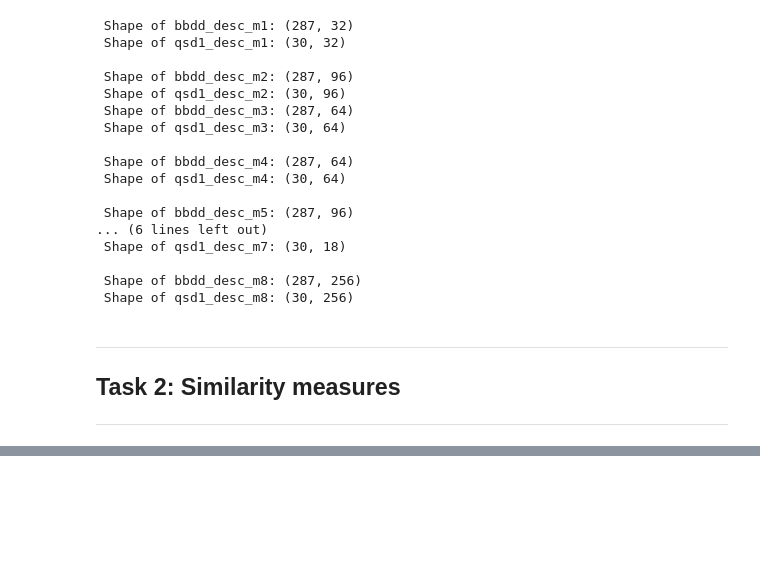
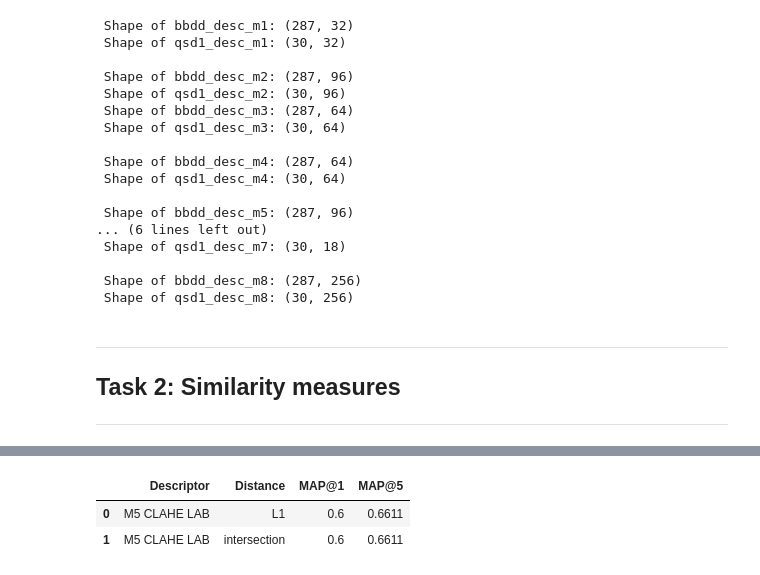
Before and after one commit to MCV-2026-C1-Project/Team-2, a Jupyter notebook: C1_week1.ipynb, the cells around one changed output, grey strips where cells are left out. Cells and saved outputs as stored; diff of their text form; code cells hidden in the pictures; blank space fills up the shorter version.

```diff
--- a/C1_week1.ipynb
+++ b/C1_week1.ipynb
@@ -404,0 +366,95 @@ Sample GT entries: [[120], [170], [277]]
+# %%
+import pandas as pd
+from IPython.display import display
+
+gt_path = os.path.join(qsd1_path, "gt_corresps.pkl") #ground truth correspondences
+
+with open(gt_path, "rb") as f:
+    gt_corresps = pickle.load(f)
+
+# Descriptor-specific EMD bin counts: one histogram is split for each channel.
+descriptor_sets = {
+    "M1 Grayscale": (bbdd_desc_m1, qsd1_desc_m1, 32),
+    "M2 HSV": (bbdd_desc_m2, qsd1_desc_m2, 32),
+    "M3 LAB chroma": (bbdd_desc_m3, qsd1_desc_m3, 32),
+    "M4 HSV chroma": (bbdd_desc_m4, qsd1_desc_m4, 32),
+    "M5 CLAHE LAB": (bbdd_desc_m5, qsd1_desc_m5, 32),
+    "M6 Weighted hue": (bbdd_desc_m6, qsd1_desc_m6, 36),
+    "M7 Gradient orientation": (bbdd_desc_m7, qsd1_desc_m7, 18),
+    "M8 LBP": (bbdd_desc_m8, qsd1_desc_m8, 256),
+}
+
+# Verify that each query, descriptor array, and ground-truth entry lines up.
+num_queries = len(gt_corresps)
+assert num_queries == len(qsd1_files), (
+    f"GT has {num_queries} entries but QSD1 has {len(qsd1_files)} images."
+)
+assert len(bbdd_ids) == len(bbdd_files), "BBDD IDs do not match the database files."
+
+actual_ids = [[int(item) for item in query_gt] for query_gt in gt_corresps]
+summary_rows = []
+per_query_rows = []
+experiment_predictions = {}
+
+for descriptor_name, (database_descriptors, query_descriptors, emd_bins) in descriptor_sets.items():
+    assert len(database_descriptors) == len(bbdd_ids)
+    assert len(query_descriptors) == num_queries
+
+    for measure_name, measure in MEASURES.items():
+        predictions = []
+
+        for query_index, query_descriptor in enumerate(query_descriptors):
+            if measure_name == "emd":
+                distances = measure(query_descriptor, database_descriptors, bins=emd_bins)
+            else:
+                distances = measure(query_descriptor, database_descriptors)
+
+            top_indices = np.argsort(distances)[:5]
+            top5_ids = [int(image_id) for image_id in bbdd_ids[top_indices]]
+            predictions.append(top5_ids)
+
+            query_gt = actual_ids[query_index]
+            per_query_rows.append({
+                "Descriptor": descriptor_name,
+                "Distance": measure_name,
+                "Query": qsd1_files[query_index],
+                "GT IDs": query_gt,
+                "Top 1 ID": top5_ids[0],
+                "Top 5 IDs": top5_ids,
+                "AP@1": kdd_apk(query_gt, top5_ids[:1], k=1),
+                "AP@5": kdd_apk(query_gt, top5_ids, k=5),
+            })
+
+        experiment_predictions[(descriptor_name, measure_name)] = predictions
+        summary_rows.append({
+            "Descriptor": descriptor_name,
+            "Distance": measure_name,
+            "Method": f"{descriptor_name} + {measure_name}",
+            "MAP@1": kdd_mapk(actual_ids, [items[:1] for items in predictions], k=1),
+            "MAP@5": kdd_mapk(actual_ids, predictions, k=5),
+        })
+
+leaderboard = (
+    pd.DataFrame(summary_rows)
+    .sort_values(["MAP@5", "MAP@1"], ascending=False)
+    .reset_index(drop=True)
+)
+leaderboard.insert(0, "Rank", np.arange(1, len(leaderboard) + 1))
+per_query_results = pd.DataFrame(per_query_rows)
+best_two_methods = leaderboard.head(2).copy()
+best_two_map_table = best_two_methods[["Descriptor", "Distance", "MAP@1", "MAP@5"]].copy()
+best_two_method_names = set(best_two_methods["Method"])
+best_two_query_results = per_query_results[
+    (per_query_results["Descriptor"] + " + " + per_query_results["Distance"]).isin(best_two_method_names)
+].copy()
+
+assert len(leaderboard) == len(descriptor_sets) * len(MEASURES)
+assert len(per_query_results) == num_queries * len(descriptor_sets) * len(MEASURES)
+assert leaderboard[["MAP@1", "MAP@5"]].ge(0).all().all()
+assert leaderboard[["MAP@1", "MAP@5"]].le(1).all().all()
+
+print(f"Evaluated {len(leaderboard)} methods over {num_queries} queries.")
+
+print("Best two methods:")
+display(best_two_map_table.round({"MAP@1": 4, "MAP@5": 4}))
+# %% [output]
@@ -404,0 +463,3 @@ Sample GT entries: [[120], [170], [277]]
+|  | Descriptor | Distance | MAP@1 | MAP@5 |
+| 0 | M5 CLAHE LAB | L1 | 0.6 | 0.6611 |
+| 1 | M5 CLAHE LAB | intersection | 0.6 | 0.6611 |
```
Also changed, not shown: parts of 9 cells of this notebook, 1 other file.
